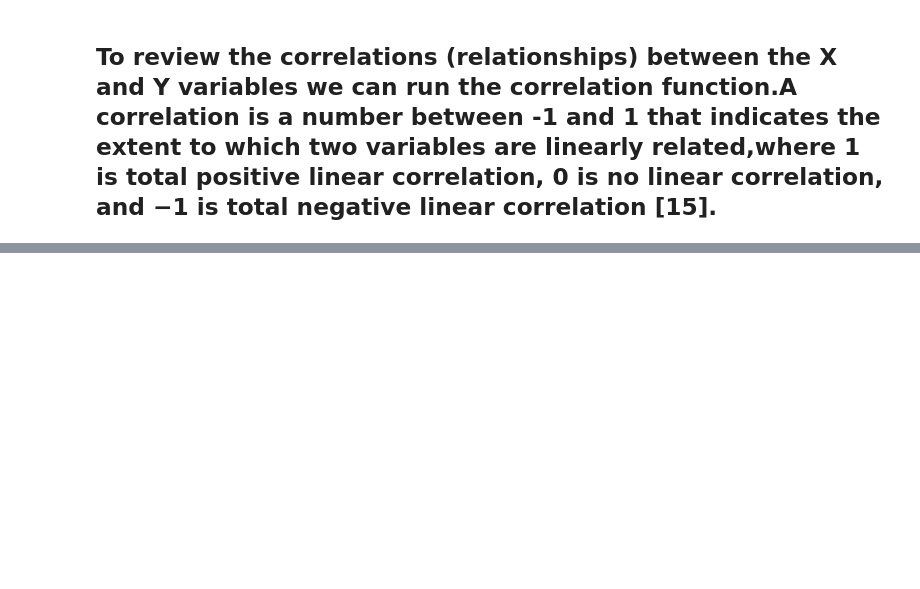
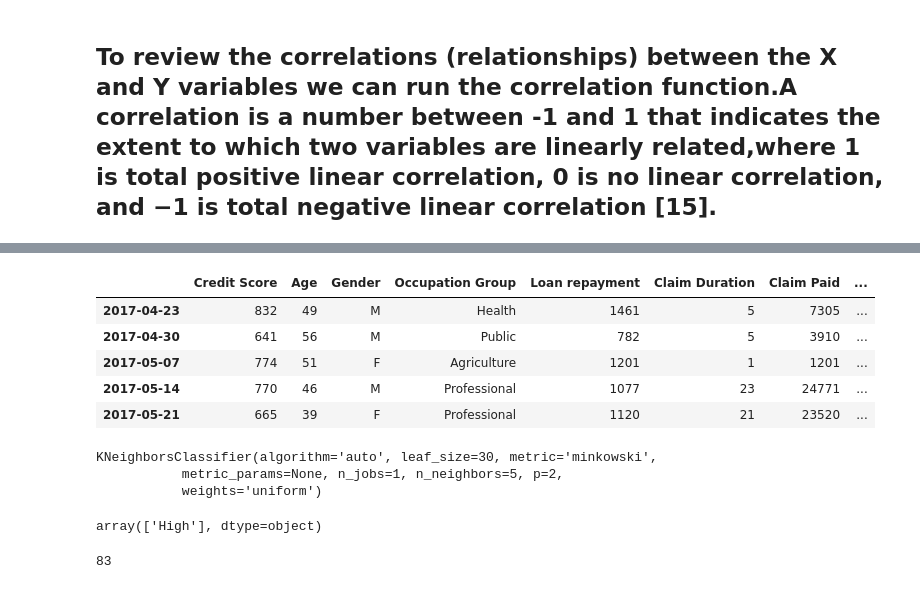
Before and after one commit to mikequaid/Proj-Prog, a Jupyter notebook: Simulation.ipynb, the cells around one changed output, grey strips where cells are left out. Saved outputs shown, nothing was run; the diff lists cells and outputs as text; code cells hidden in the pictures; blank space fills up the shorter version.

```diff
--- a/Simulation.ipynb
+++ b/Simulation.ipynb
@@ -335,3 +337,53 @@ df.corr().round(2)
+# %%
+# create a new category and add to the data set
+# add a column and with 3 different Profitability categories
+# when a Claim Paid is over 20k Profitability is Low,15k-20k range Profitability is Medium,less than 15k Profitability is High
+
+Profitability = []
+
+for row in df['Claim Paid']: # For each row in the column add a Profitability category
+
+    if row >= 20000:
+        Profitability.append('Low')
+    elif row >= 15000 <20000:
+        Profitability.append('Medium')
+    else:
+        Profitability.append('High')
+
+df["Profitability"] = Profitability # create a column from the list
+df.tail(5) # display the last 5 records of the data set
+# %% [output]
+|  | Credit Score | Age | Gender | Occupation Group | Loan repayment | Claim Duration | Claim Paid | ... |
+| 2017-04-23 | 832 | 49 | M | Health | 1461 | 5 | 7305 | ... |
+| 2017-04-30 | 641 | 56 | M | Public | 782 | 5 | 3910 | ... |
+| 2017-05-07 | 774 | 51 | F | Agriculture | 1201 | 1 | 1201 | ... |
+| 2017-05-14 | 770 | 46 | M | Professional | 1077 | 23 | 24771 | ... |
+| 2017-05-21 | 665 | 39 | F | Professional | 1120 | 21 | 23520 | ... |
+# %%
+# scikit-learn is a machine learning library [17]
+
+import sklearn.neighbors as nei
+import pandas as pd
+import sklearn.model_selection as mod
+inputs = df[["Loan repayment", "Claim Duration"]] # variables that are input into the model
+outputs = df["Profitability"] # expected output(result)
+knn = nei.KNeighborsClassifier(n_neighbors=5) # KNN algorithm
+knn.fit(inputs, outputs)
+# %% [output]
+KNeighborsClassifier(algorithm='auto', leaf_size=30, metric='minkowski',
+           metric_params=None, n_jobs=1, n_neighbors=5, p=2,
+           weights='uniform')
+# %%
+# input the values of the variables,Loan repayment of 1,250 and Claim Duration of 23
+# the KNN algorithm provides an output (it's prediction)
+
+knn.predict([[1250, 5]]) # input the values of the variables and the KNN algorithm provides an output (it's prediction)
+# %% [output]
+array(['High'], dtype=object)
+# %%
+(knn.predict(inputs) == outputs).sum()
+# %% [output]
+83
 # %% [markdown]
 # References:
 
```
Also changed, not shown: parts of 10 cells of this notebook.
